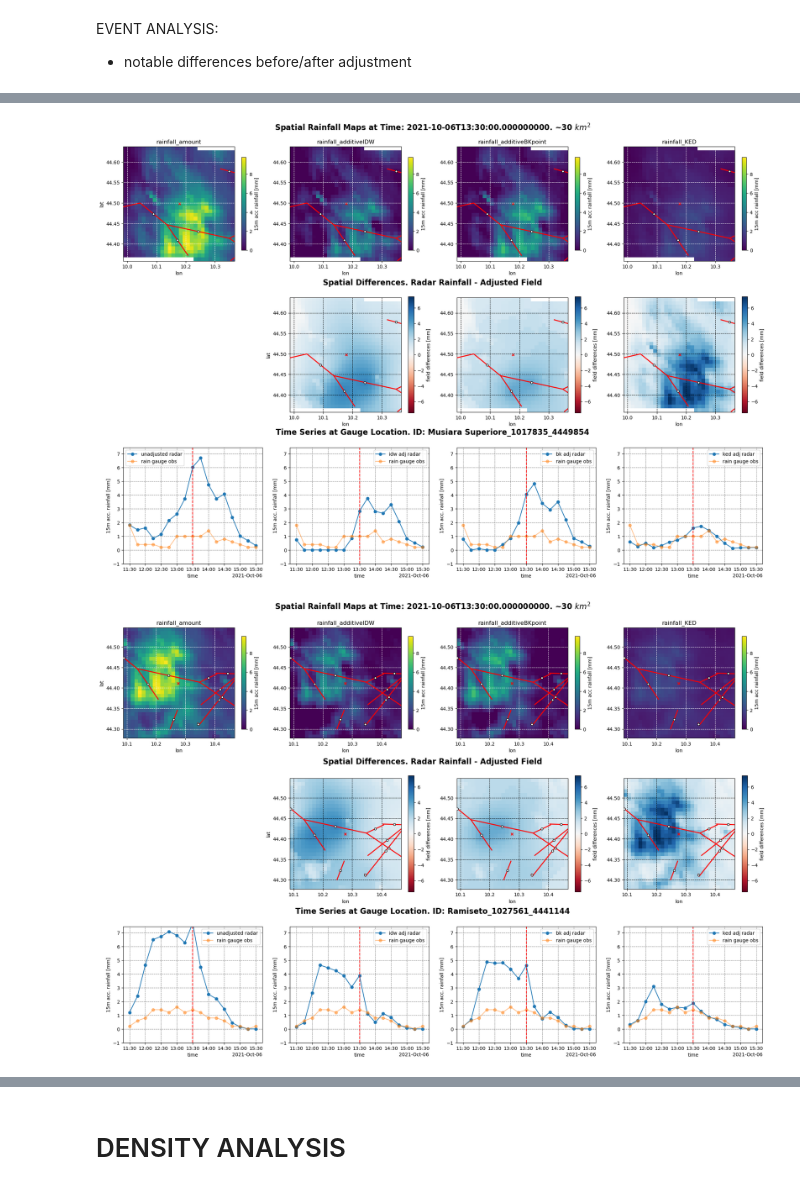
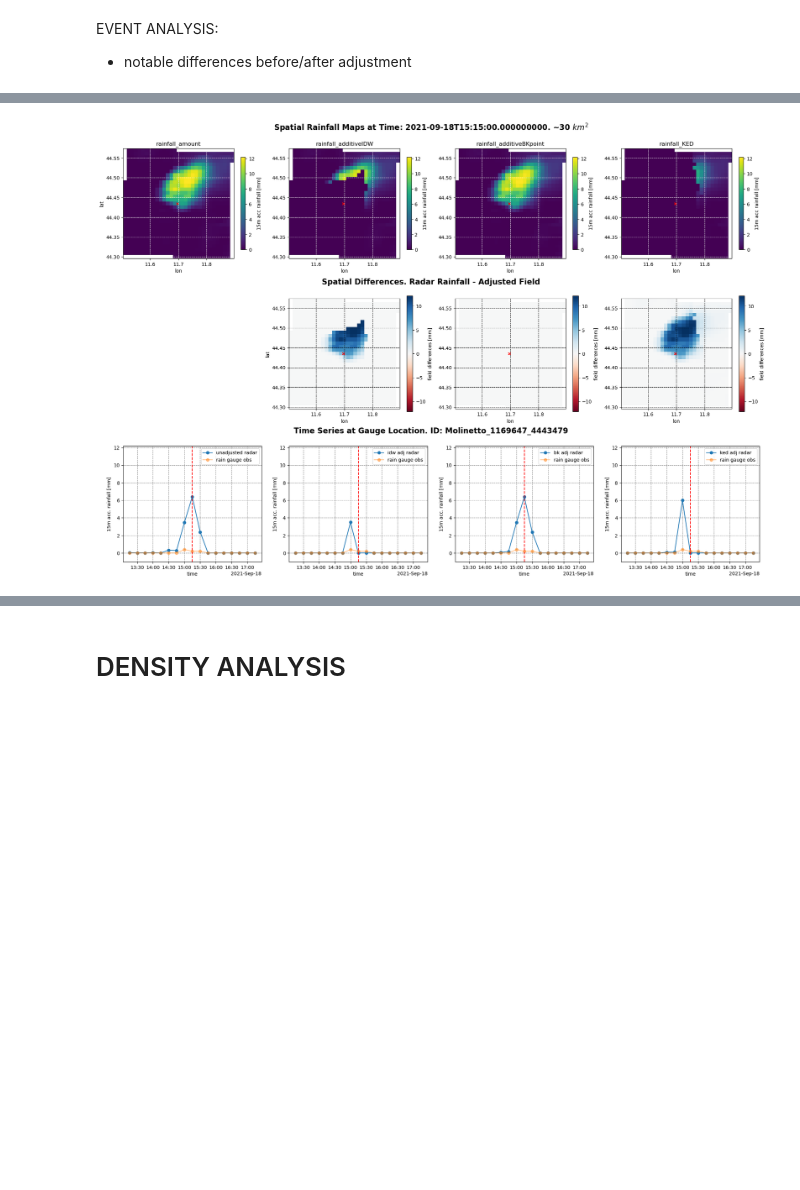
Before and after one commit to EliaCovi/radar_adjustment_intercomparison, a Jupyter notebook: 4_adjustment_analysis.ipynb, the cells around one changed output, grey strips where cells are left out. Drawn from its saved outputs; the diff is of its cells as text; code cells hidden in the pictures; blank space fills up the shorter version.

```diff
--- a/4_adjustment_analysis.ipynb
+++ b/4_adjustment_analysis.ipynb
@@ -21,8 +21,8 @@ ds_cmls = ds_cmls.R_acc.resample(time = '15min', label='right', closed='right').
 ds_cmls = ds_cmls.reduce(np.nanmean, dim='sublink_id')
 
 # Slice in time
-start = '2021-10-01T00'
-end = '2021-10-30T00'
+start = '2021-09-01T00'
+end = '2021-09-30T00'
 ds_gauges = ds_gauges.sel(time = slice(start, end))
 ds_rad = ds_rad.sel(time = slice(start, end))
 ds_cmls = ds_cmls.sel(time = slice(start, end))
@@ -362,7 +374,7 @@ for t in test.time.values:
 # %%
 # SELECT TIME AND RAIN GAUGES
-seltime = '2021-10-06T13:30:00.000000000'
-selids = ['Musiara Superiore_1017835_4449854','Ramiseto_1027561_4441144','Selvanizza_1023567_4443999']
+seltime = '2021-09-18T15:15:00.000000000'
+selids = ['Molinetto_1169647_4443479']
 # area [km2] to display around the station
 area_maps = 30
 # how many hours to display before and after seltime
@@ -429,32 +441,31 @@ for sid in selids:
         ax[1,i].scatter(gdf.middle_lon, gdf.middle_lat, color='white', edgecolor='black', s=20, zorder=6)
 
     ax[1,1].set_ylabel('lat')
 
     # plot time series
     interval = slice(np.datetime64(seltime)-np.timedelta64(deltah_timeline,'h'),
                      np.datetime64(seltime)+np.timedelta64(deltah_timeline,'h'))
     ds_gauges.rainfall_radar.sel(id=sid, time=interval).plot.line(ax=ax[2,0], marker='o', label='unadjusted radar')
     ds_gauges.rainfall_amount.sel(id=sid, time=interval).plot.line(ax=ax[2,0], marker='o', label='rain gauge obs', alpha=.5)
     ds_gauges.adjust_idw.sel(id=sid, time=interval).plot.line(ax=ax[2,1], marker='o', label='idw adj radar')
     ds_gauges.rainfall_amount.sel(id=sid, time=interval).plot.line(ax=ax[2,1], marker='o', label='rain gauge obs', alpha=.5)
     ds_gauges.adjust_bk.sel(id=sid, time=interval).plot.line(ax=ax[2,2], marker='o', label='bk adj radar')
     ds_gauges.rainfall_amount.sel(id=sid, time=interval).plot.line(ax=ax[2,2], marker='o', label='rain gauge obs', alpha=.5)
     ds_gauges.adjust_ked.sel(id=sid, time=interval).plot.line(ax=ax[2,3], marker='o', label='ked adj radar')
     ds_gauges.rainfall_amount.sel(id=sid, time=interval).plot.line(ax=ax[2,3], marker='o', label='rain gauge obs', alpha=.5)
     for i in range(4):
         ax[2,i].grid(linestyle='--', c='gray')
         ax[2,i].axvline(x=np.datetime64(seltime), c='red', linestyle='--')
         ax[2,i].set_ylim([-1, vmax])
         ax[2,i].legend()
         ax[2,i].set_ylabel('15m acc. rainfall [mm]')
         ax[2,i].set_title('')
 
     fig.text(0.5, 0.95, 'Spatial Rainfall Maps at Time: '+seltime+'. ~'+str(area_maps)+' $km^2$', ha='center', fontsize=16, fontweight='bold')
     fig.text(0.5, 0.65, 'Spatial Differences. Radar Rainfall - Adjusted Field', ha='center', fontsize=16, fontweight='bold')
     fig.text(0.5, 0.36, 'Time Series at Gauge Location. ID: '+sid, ha='center', fontsize=16, fontweight='bold')
     plt.subplots_adjust(hspace=0.3, top=0.92)
 
     fig.delaxes(ax[1,0])
 # %% [output]
-[figure, old version]
+[figure, new version]
-[figure, removed]
```
Also changed, not shown: parts of 15 cells of this notebook, 1 other file.
